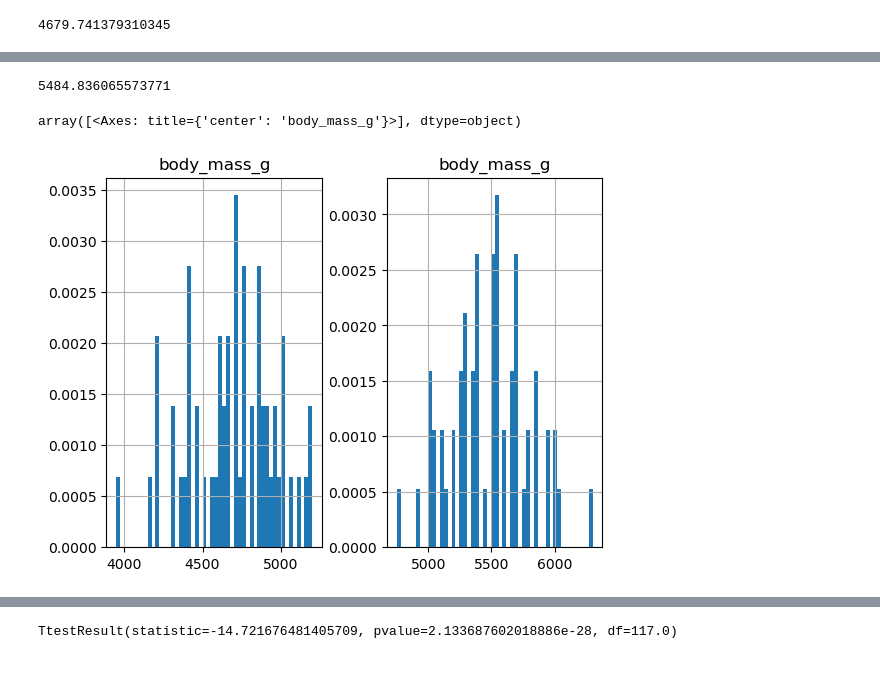
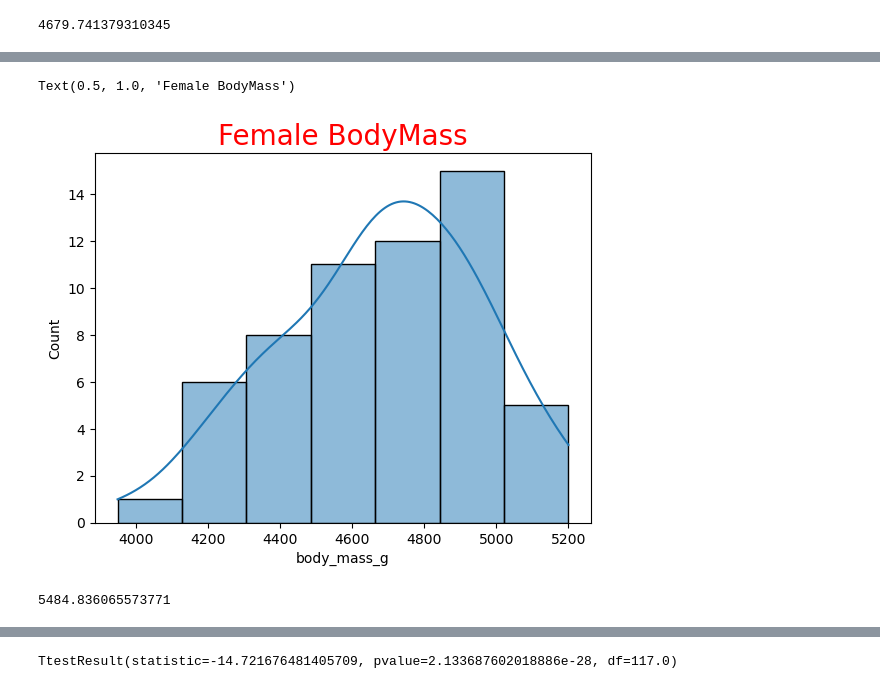
Before and after one commit to VCurry20/MachineLearning_Statistics, a Jupyter notebook: Tasks.ipynb, the cells around one changed output, grey strips where cells are left out. Drawn from its saved outputs; the diff is of its cells as text; code cells hidden in the pictures.

```diff
--- a/Tasks.ipynb
+++ b/Tasks.ipynb
@@ -769,3 +816,9 @@ sample_f.mean()
+# %%
+sns.histplot(x ="body_mass_g", data=gentoo_female, kde=True)
+plt.title("Female BodyMass", size=20, color="red")
+# %% [output]
+Text(0.5, 1.0, 'Female BodyMass')
+[figure, added]
 # %%
 # get the mean of the male body mass
 sample_m.mean()
@@ -782,8 +826,0 @@ mass_m = gentoo_male [['body_mass_g',]]
-# %%
-fig, axes = plt.subplots(1, 2)
-
-mass_f.hist(bins=50, ax=axes[0], density=True)
-mass_m.hist(bins=50, ax=axes[1], density=True)
-# %% [output]
-array([<Axes: title={'center': 'body_mass_g'}>], dtype=object)
-[figure, removed]
```
Also changed, not shown: parts of 21 cells of this notebook.
